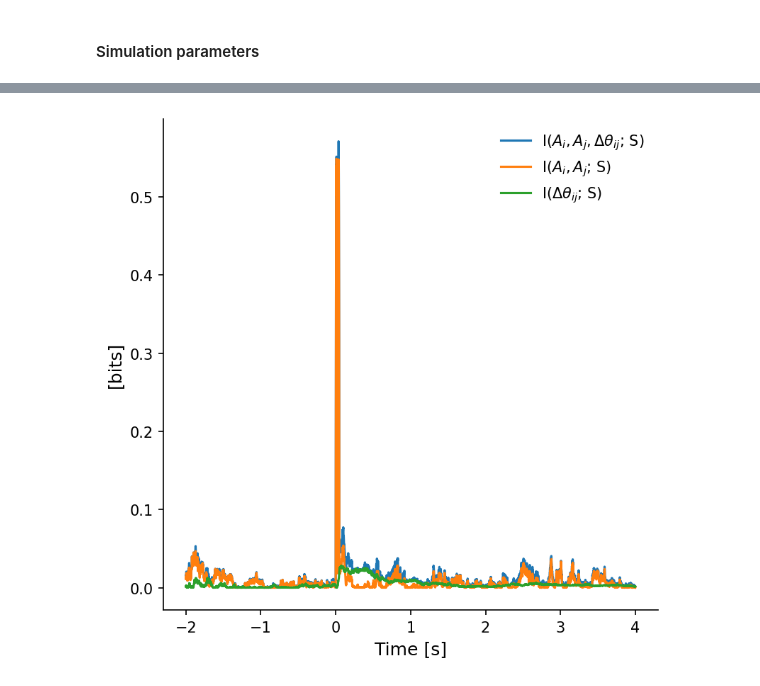
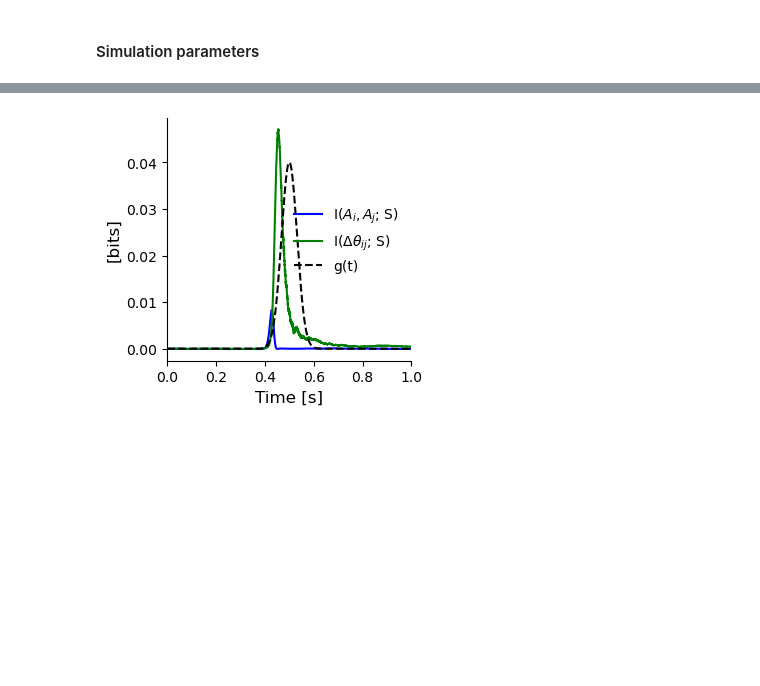
Before and after one commit to ViniciusLima94/phase_amplitude_encoding, a Jupyter notebook: notebooks/Figure3_TwoNodes.ipynb, the cells around one changed output, grey strips where cells are left out. Saved outputs shown, nothing was run; the diff lists cells and outputs as text; code cells hidden in the pictures; blank space fills up the shorter version.

```diff
--- a/notebooks/Figure3_TwoNodes.ipynb
+++ b/notebooks/Figure3_TwoNodes.ipynb
@@ -300,9 +138,0 @@ S = xr.DataArray(
-# %%
-z = S[:, 0] * np.conj(S[:, 1])
-
-A = np.abs(z).values
-dphi = np.unwrap(np.angle(z))
-# %%
-labels = np.tile(
-    np.expand_dims(Amplitudes, (1, 2)), (S.sizes["freqs"], S.sizes["times"])
-)
@@ -353,11 +138,0 @@ plt.savefig("figures/sample_tf_encoding_evoked_potential.png", bbox_inches="tigh
-# %%
-# For the node receiving the input
-f = 60
-a = -5
-
-a_list = np.linspace(-10, 2, 15)
-f_list = np.linspace(60, 10, 15)
-
-PAI = np.zeros((len(a_list), len(f_list)))
-
-labels = np.tile(np.expand_dims(Amplitudes, 1), data.sizes["times"])
@@ -575,34 +178,23 @@ labels = np.tile(np.expand_dims(Amplitudes, 1), data.sizes["times"])
 # %%
-plt.figure(figsize=(6, 6), dpi=150)
+plt.figure(figsize=(8 / 2.54, 8 / 2.54))
 ax = plt.subplot(111)
-
-mi_fcn = get_mi("gc")
-
-mi_fcn_time = jax.vmap(mi_fcn, in_axes=(2, 2, None, None))
-mi_fcn_time_frequency = jax.vmap(mi_fcn_time, in_axes=(2, 2, None, None))
-
-
-mv = jnp.stack((A, dphi), axis=0)
-
-
-plt.plot(z_data[-1].times, mi_fcn_time(mv, labels[None], False, True))
-plt.plot(z_data[-1].times, mi_fcn_time(A[None], labels[None], False, True))
-plt.plot(z_data[-1].times, mi_fcn_time(dphi[None], labels[None], False, True))
+plt.plot(data.times, np.mean(I_S_R1, 0), "b")
+plt.plot(data.times, np.mean(I_S_R2, 0), "g")
+plt.plot(time[(time >=0) * (time <= 1)], coupling[-1, (time >=0) * (time <= 1)] / 10000 * 4, "k--")
 
 plt.legend(
     [
-        r"I($A_{i}, A_{j}, \Delta\theta_{ij}$; S)",
         r"I($A_{i}, A_{j}$; S)",
         r"I($\Delta\theta_{ij}$; S)",
+        "g(t)"
     ],
     frameon=False,
 )
 
 plt.xlabel("Time [s]", fontsize=12)
 plt.ylabel("[bits]", fontsize=12)
 [ax.spines[key].set_visible(False) for key in ["top", "right"]]
-
-
-plt.savefig("figures/sample_MIs.png", bbox_inches="tight")
+plt.xlim(0, 1)
+plt.savefig("figures/sample_encoding_evoked_potential.pdf", bbox_inches="tight")
 # %% [output]
-[figure, old version]
+[figure, new version]
```
Also changed, not shown: parts of 44 cells of this notebook, 11 other files.
